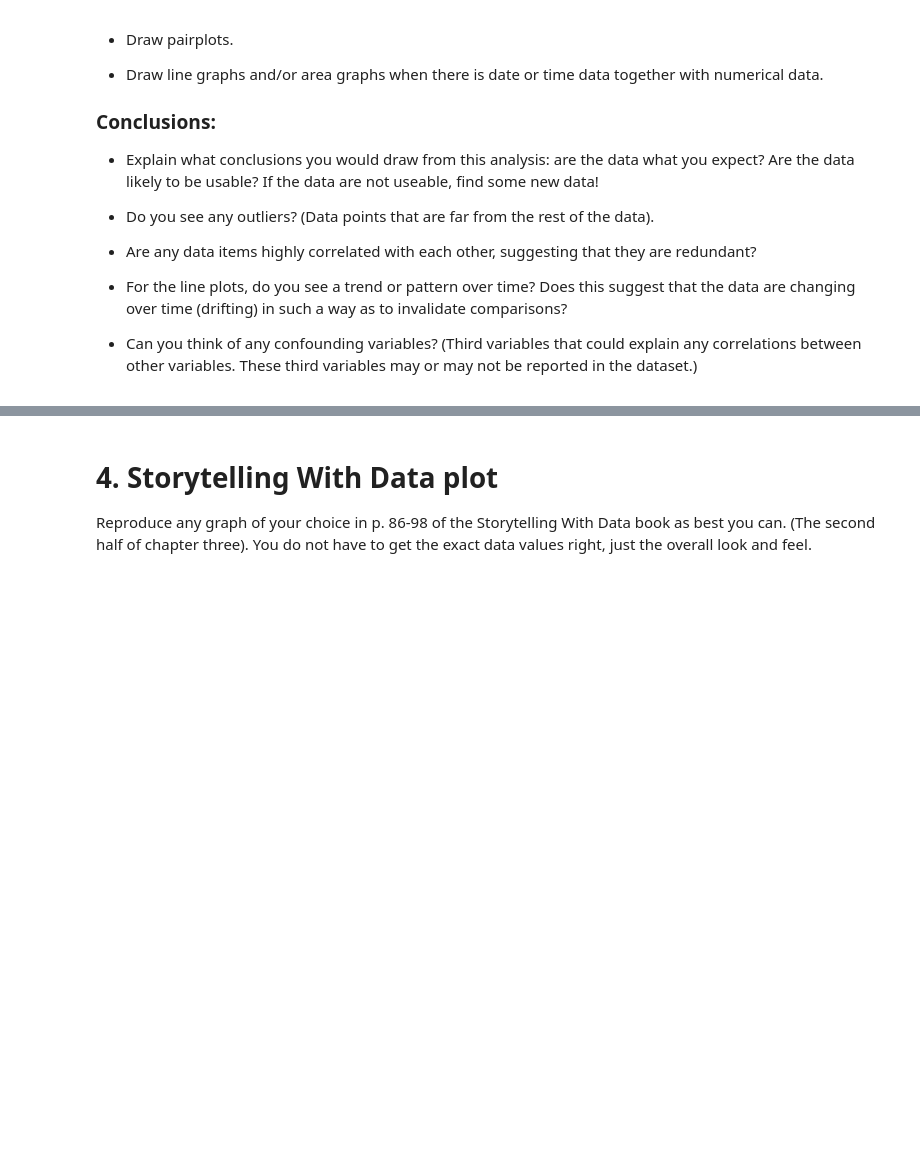
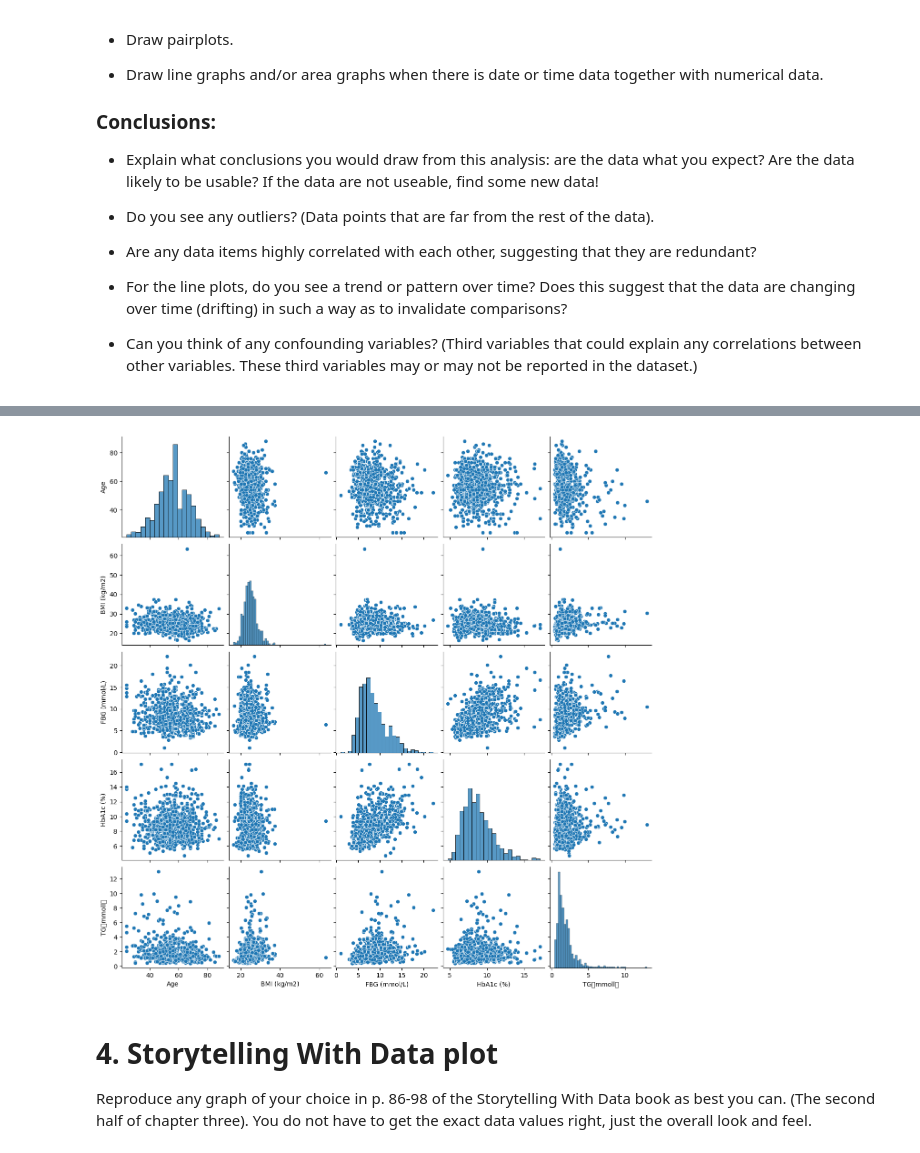
Before and after one commit to Smi7hey13/ModBSem2Sum, a Jupyter notebook: Week6.ipynb, the cells around one changed output, grey strips where cells are left out. Saved outputs shown, nothing was run; the diff lists cells and outputs as text; code cells hidden in the pictures; blank space fills up the shorter version.

```diff
--- a/Week6.ipynb
+++ b/Week6.ipynb
@@ -78,3 +185,9 @@ This week, you will do the same types of exercises as last week, but you should
+# %%
+subset = ['Age', 'BMI (kg/m2)', 'FBG (mmol/L)', 'HbA1c (%)', 'TG（mmoll）']
+sns.pairplot(df[subset])
+plt.show()
+# %% [output]
+[figure, added]
 # %% [markdown]
 # 4. Storytelling With Data plot
 
```
Also changed, not shown: parts of 10 cells of this notebook.
